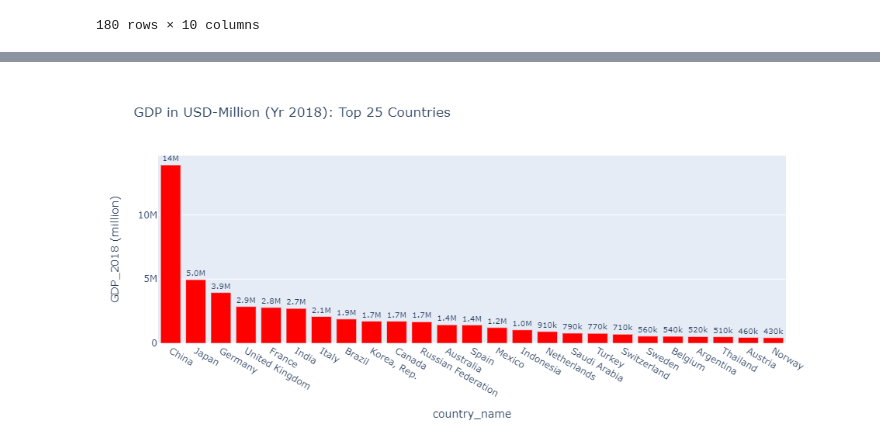
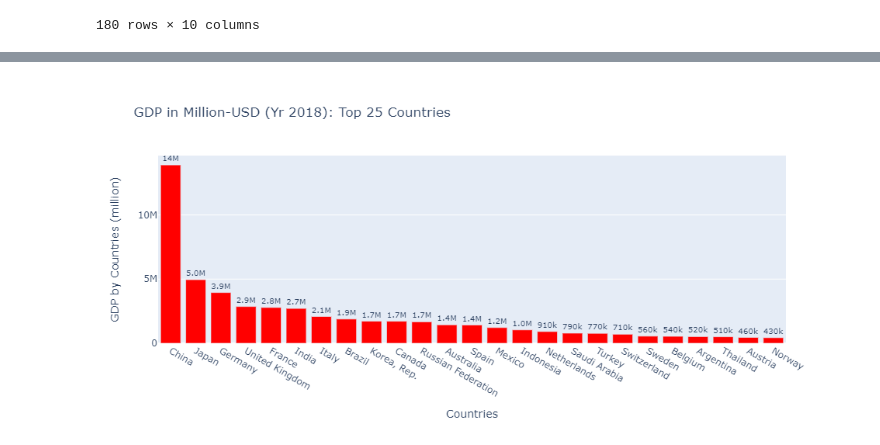
Before and after one commit to sabrinasaleh/Data_Munging_Plotting, a Jupyter notebook: main.ipynb, the cells around one changed output, grey strips where cells are left out. Drawn from its saved outputs; the diff is of its cells as text; code cells hidden in the pictures.

```diff
--- a/main.ipynb
+++ b/main.ipynb
@@ -288,8 +294,16 @@ fig_bar_fdi.show()
 # %%
 # Generating data frame for "GDP in USD-Million (Yr 2018): Top 25 Countries"
-bar_GDP = clean_data.loc[(clean_data["GDP_2018 (million)"] >= 4.341666e05)].sort_values(
+top_GDP = clean_data.loc[(clean_data["GDP_2018 (million)"] >= 4.341666e05)].sort_values(
     ["GDP_2018 (million)"], ascending=False
 )
+
+bar_GDP = top_GDP.rename(
+    columns={
+        "country_name": "Countries",
+        "GDP_2018 (million)": "GDP by Countries (million)",
+    }
+)
+
 bar_GDP
 
 # top_GDP = clean_data.sort_values(["GDP_2018 (million)"], ascending=False)
@@ -315,18 +329,18 @@ bar_GDP
 # %%
 # Creating bar plot for "GDP in USD-Million (Yr 2018): Top 25 Countries"
 fig_bar_GDP = px.bar(
     bar_GDP,
-    y="GDP_2018 (million)",
-    x="country_name",
-    text="GDP_2018 (million)",
+    y="GDP by Countries (million)",
+    x="Countries",
+    text="GDP by Countries (million)",
     color_discrete_sequence=["red"] * len(bar_GDP),
-    title="GDP in USD-Million (Yr 2018): Top 25 Countries",
+    title="GDP in Million-USD (Yr 2018): Top 25 Countries",
 )
 fig_bar_GDP.update_traces(texttemplate="%{text:.2s}", textposition="outside")
 fig_bar_GDP.update_layout(uniformtext_minsize=8, uniformtext_mode="hide")
 fig_bar_GDP.write_image("Images/GDP_top25.png")
 fig_bar_GDP.show()
 # %% [output]
-[figure, old version]
+[figure, new version]
 # %%
 # Generating data frame for "Innovation & Technology (Yr 2018): Top 25 Countries"
```
Also changed, not shown: parts of 9 cells of this notebook.
